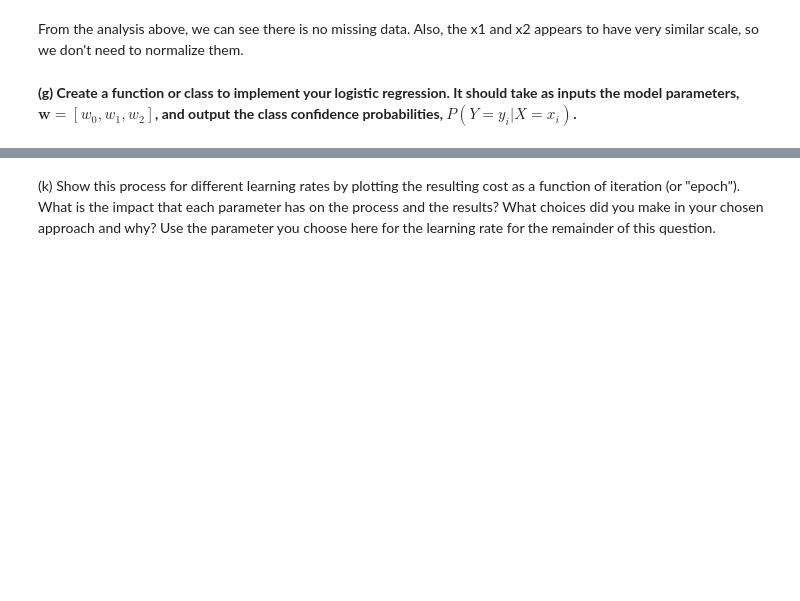
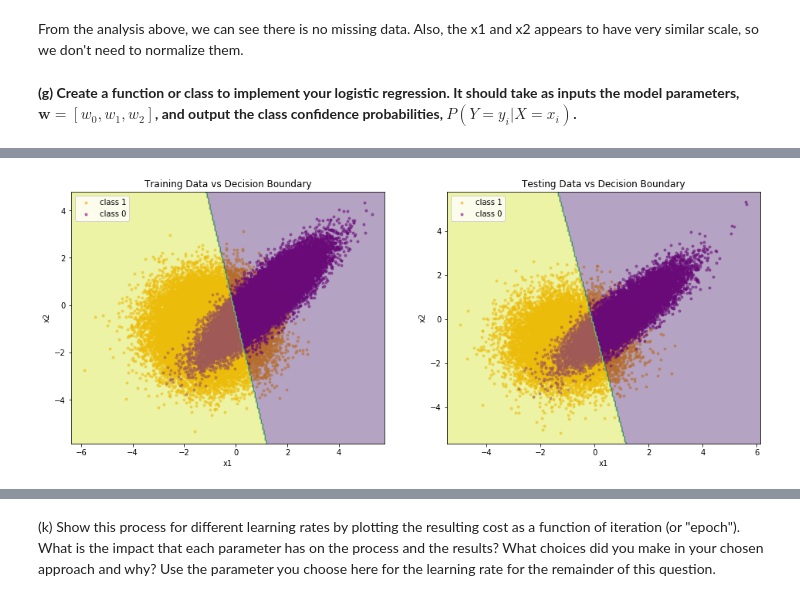
Before and after one commit to you-juli/machine-learning-course, a Jupyter notebook: Assignment 3.ipynb, the cells around one changed output, grey strips where cells are left out. Drawn from its saved outputs; the diff is of its cells as text; code cells hidden in the pictures; blank space fills up the shorter version.

```diff
--- a/Assignment 3.ipynb
+++ b/Assignment 3.ipynb
@@ -208,0 +363,37 @@ def predict(x,w):
+# %%
+#(n)
+x1trainmin = x_train.min()[0]-0.5; x1trainmax = x_train.max()[0]+0.5
+x2trainmin = x_train.min()[1]-0.5; x2trainmax = x_train.max()[1]+0.5
+x1testmin = x_test.min()[0]-0.5; x1testmax = x_test.max()[0]+0.5
+x2testmin = x_test.min()[1]-0.5; x2testmax = x_test.max()[1]+0.5
+
+xx1train, xx2train = np.meshgrid(np.arange(x1trainmin, x1trainmax, 0.05), np.arange(x2trainmin, x2trainmax, 0.05))
+ytrain = predict(np.c_[xx1train.ravel(),xx2train.ravel()],w)
+ytrain = ytrain.reshape(xx1train.shape)
+
+xx1test, xx2test = np.meshgrid(np.arange(x1testmin, x1testmax, 0.05), np.arange(x2testmin, x2testmax, 0.05))
+ytest = predict(np.c_[xx1test.ravel(),xx2test.ravel()],w)
+ytest = ytest.reshape(xx1test.shape)
+# %%
+plt.figure(figsize=(16,6))
+
+ax=plt.subplot(1,2,1)
+ax.scatter(x_train.iloc[:,0][y_train==1], x_train.iloc[:,1][y_train==1], marker = '.', c = 'orange', label = 'class 1',alpha=0.5)
+ax.scatter(x_train.iloc[:,0][y_train==0], x_train.iloc[:,1][y_train==0], marker = '.', c = 'purple', label = 'class 0',alpha=0.5)
+ax.contourf(xx1train, xx2train, ytrain, alpha = 0.4)
+ax.set_xlabel('x1')
+ax.set_ylabel('x2')
+ax.legend()
+ax.set_title('Training Data vs Decision Boundary')
+
+ax=plt.subplot(1,2,2)
+ax.scatter(x_test.iloc[:,0][y_test==1], x_test.iloc[:,1][y_test==1], marker = '.', c = 'orange', label = 'class 1',alpha=0.5)
+ax.scatter(x_test.iloc[:,0][y_test==0], x_test.iloc[:,1][y_test==0], marker = '.', c = 'purple', label = 'class 0',alpha=0.5)
+ax.contourf(xx1test, xx2test, ytest, alpha = 0.4)
+ax.set_xlabel('x1')
+ax.set_ylabel('x2')
+ax.legend()
+ax.set_title('Testing Data vs Decision Boundary')
+plt.show()
+# %% [output]
+[figure, added]
```
Also changed, not shown: parts of 39 cells of this notebook.
